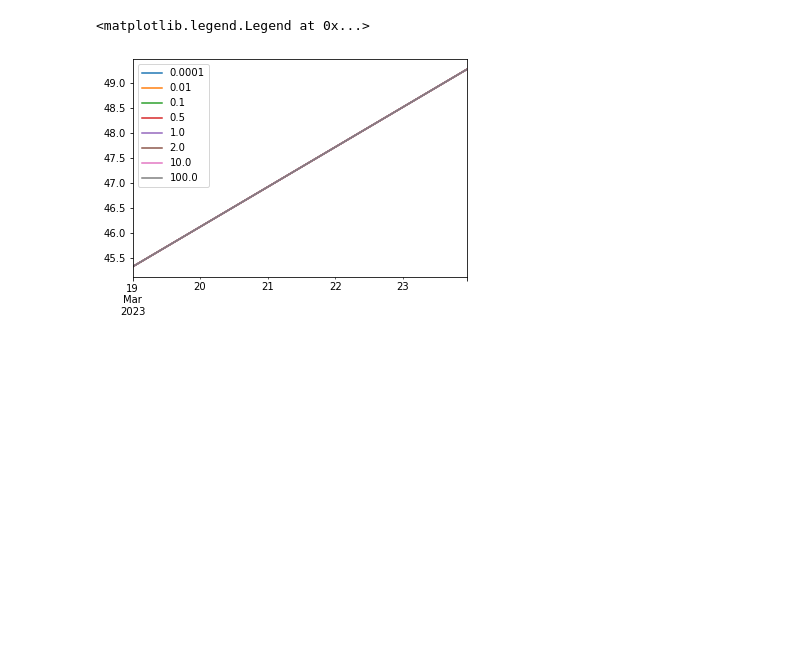
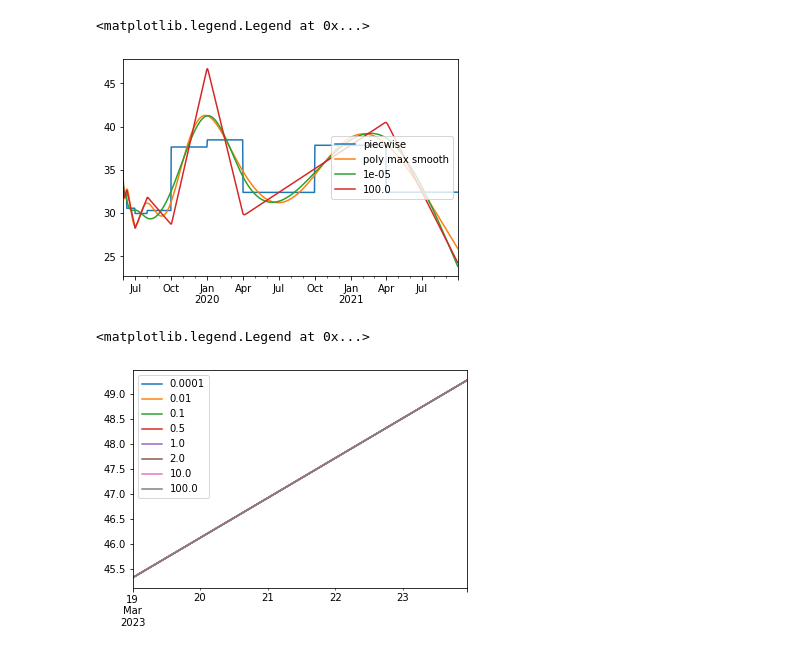
Before and after one commit to tpberntsen/curves, a Jupyter notebook: samples/python/scratchpads/hyperbolic_tension_spline_scratchpad.ipynb, the cells around one changed output. Cells and saved outputs as stored; diff of their text form; code cells hidden in the pictures; blank space fills up the shorter version.

```diff
--- a/samples/python/scratchpads/hyperbolic_tension_spline_scratchpad.ipynb
+++ b/samples/python/scratchpads/hyperbolic_tension_spline_scratchpad.ipynb
@@ -39,3 +37,39 @@ ax.legend(['piecwise'] + tensions, loc='center right')
+# %%
+from curves import hyperbolic_tension_spline, bootstrap_contracts, max_smooth_interp
+from curves import contract_period as cp
+from datetime import date
+import pandas as pd
+
+contracts = [
+    (date(2019, 5, 31), 34.875),
+    (date(2019, 6, 1), date(2019, 6, 2), 32.87),
+    ((date(2019, 6, 3), date(2019, 6, 9)), 32.14),
+    (pd.Period(year=2019, month=6, freq='M'), 31.08),
+    (cp.month(2019, 7), 29.95),
+    (cp.q_3(2019), 30.18),
+    (cp.q_4(2019), 37.64),
+    (cp.winter(2019), 38.05),
+    (cp.summer(2020), 32.39),
+    (cp.winter(2020), 37.84),
+    (cp.gas_year(2020), 35.12)
+]
+
+pc_for_spline, bc_for_spline, _ = bootstrap_contracts(contracts, freq='D')
+tensions = [0.00001, 100.0]
+
+pc_for_spline.plot(legend=True)
+max_smooth_curve, _ = max_smooth_interp(bc_for_spline, freq='D')
+max_smooth_curve.plot(legend=True)
+
+for tension in tensions:
+    smooth_curve, _ = hyperbolic_tension_spline(bc_for_spline, freq='D', tension=tension,
+                                                        maximum_smoothness=False)
+    ax = smooth_curve.plot(legend=True)
+
+ax.legend(['piecwise', 'poly max smooth'] + tensions, loc='center right')
+# %% [output]
+<matplotlib.legend.Legend at 0x...>
+[figure, added]
 # %%
 intercept = 45.7
 daily_slope = 0.8
```
Also changed, not shown: parts of 3 cells of this notebook, 2 other files.
